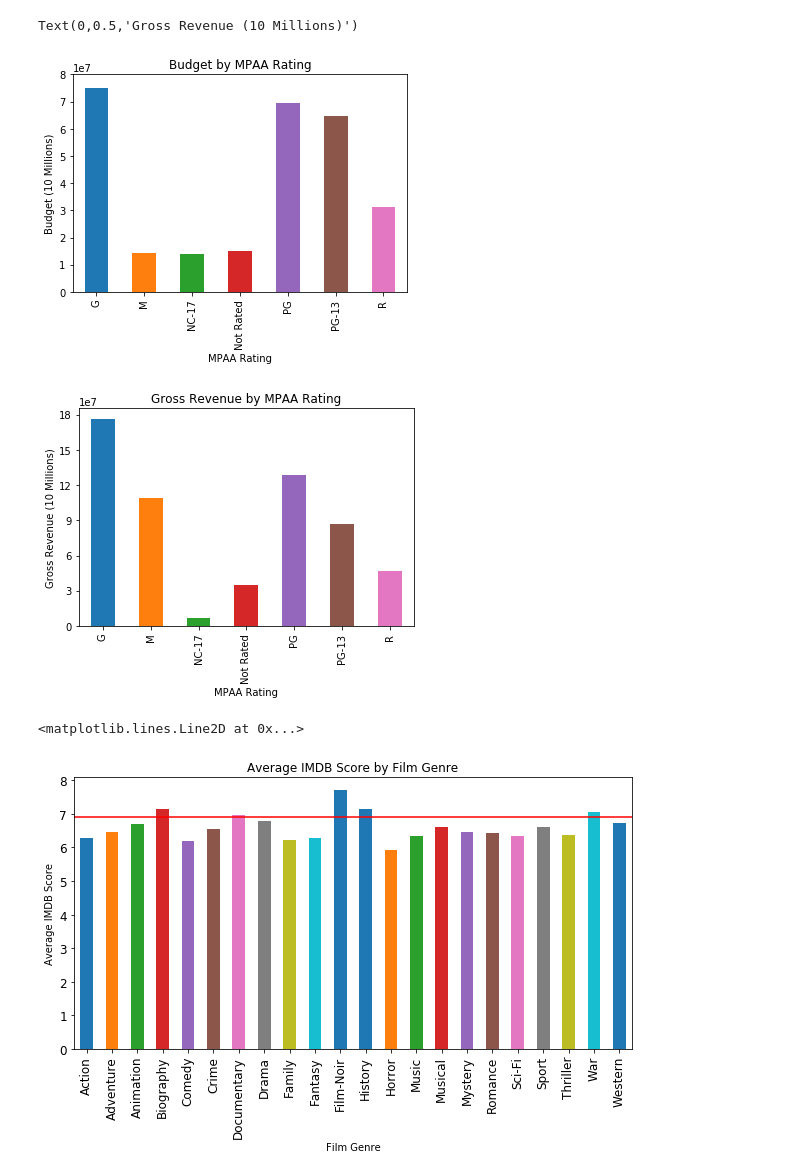
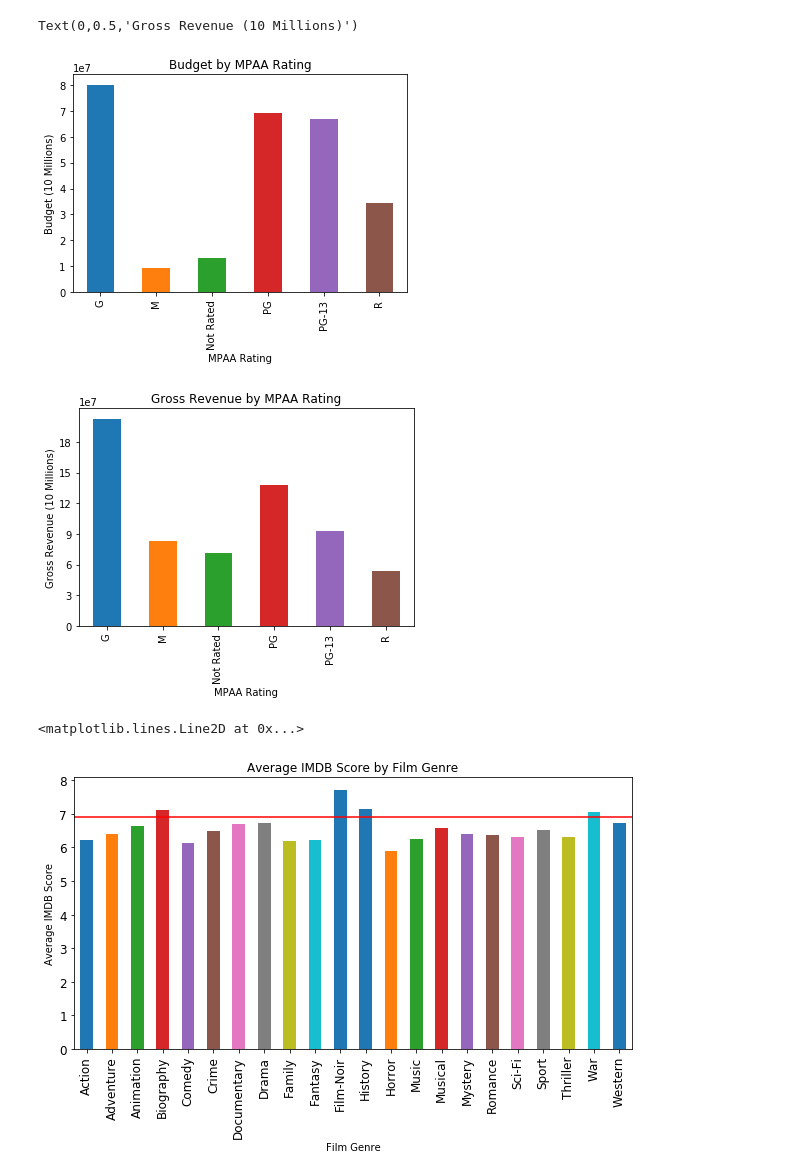
Before and after one commit to mlubin2/Movie_Project, a Jupyter notebook: Analysis.ipynb, the cells around one changed output. Drawn from its saved outputs; the diff is of its cells as text; code cells hidden in the pictures.

```diff
--- a/Analysis.ipynb
+++ b/Analysis.ipynb
@@ -24,21 +24,21 @@ cleaned_df['Gross_Income_ADJ'] = cleaned_df.apply(lambda x: cpi.inflate(x.Gross_
 cleaned_df['Budget_ADJ'] = cleaned_df.apply(lambda x: cpi.inflate(x.Budget, x.Year), axis=1)
 # %%
 cleaned_df['Content Rating']= cleaned_df['Content Rating'].replace({'Approved': 'PG', 'Passed': 'PG', 'GP': 'PG', 'X': 'M',
-                                                                     'Unrated': 'Not Rated'})
+                                                                    'NC-17': 'M','Unrated': 'Not Rated'})
 group_data = cleaned_df.groupby(['Content Rating']).agg({'Budget_ADJ': "mean" , "Gross_Income_ADJ": 'mean'})
 group_data.plot(kind="bar",y="Budget_ADJ", legend=False, title= "Budget by MPAA Rating",
                  yticks=[0,80000000, 70000000,60000000,50000000,40000000,30000000,20000000,10000000])
 plt.xlabel("MPAA Rating")
 plt.ylabel("Budget (10 Millions)")
 
 group_data.plot(kind="bar",y="Gross_Income_ADJ",  legend=False, title= "Gross Revenue by MPAA Rating",
                  yticks=[0,180000000,150000000,120000000,90000000,60000000,30000000])
 plt.xlabel("MPAA Rating")
 plt.ylabel("Gross Revenue (10 Millions)")
 # %% [output]
 Text(0,0.5,'Gross Revenue (10 Millions)')
-[figure, old version]
+[figure, new version]
-[figure, old version]
+[figure, new version]
 # %%
 df = cleaned_df
 df = df.dropna(subset=['Genere']).reset_index(drop=True)
@@ -60,7 +60,7 @@ plt.ylabel("Average IMDB Score")
 plt.axhline(y=6.9, color="red")
 # %% [output]
 <matplotlib.lines.Line2D at 0x...>
-[figure, old version]
+[figure, new version]
 # %%
 df = cleaned_df
 
```
Also changed, not shown: parts of 10 cells of this notebook, 4 other files.
